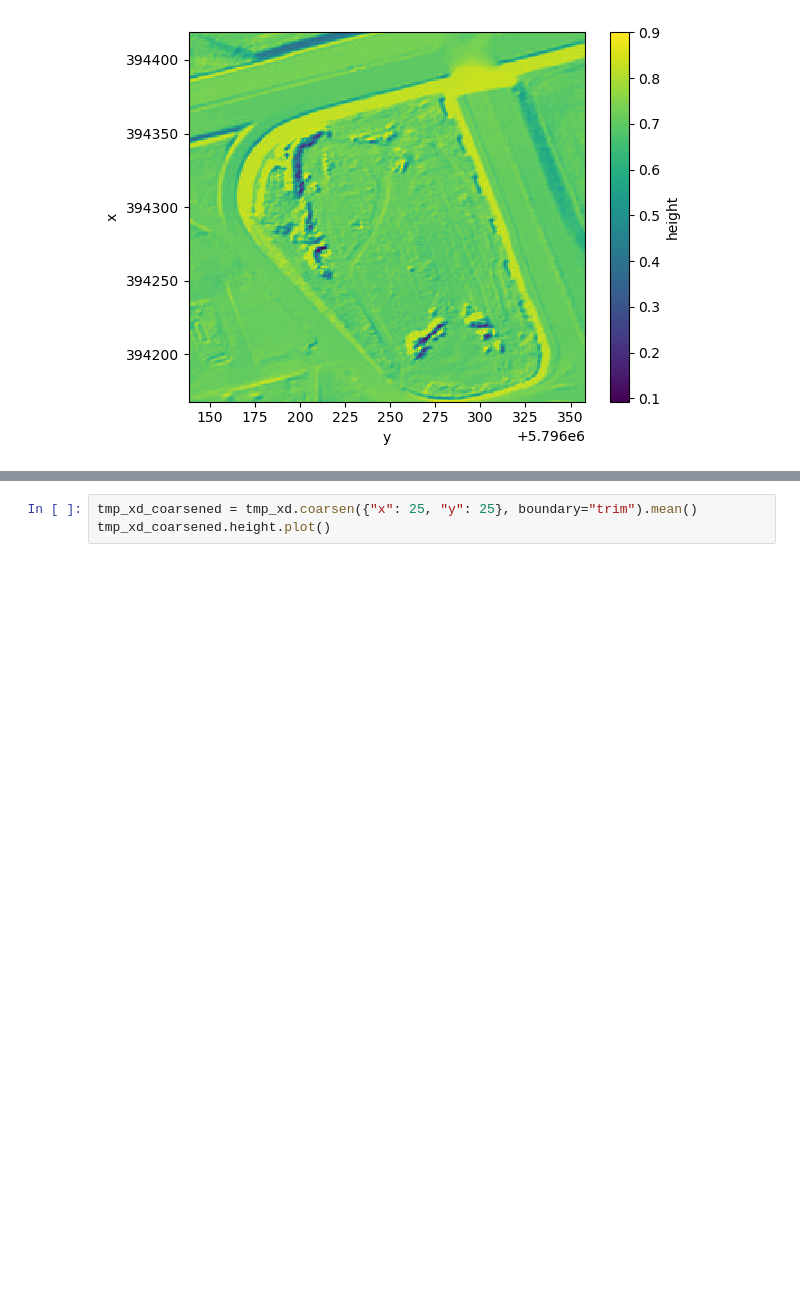
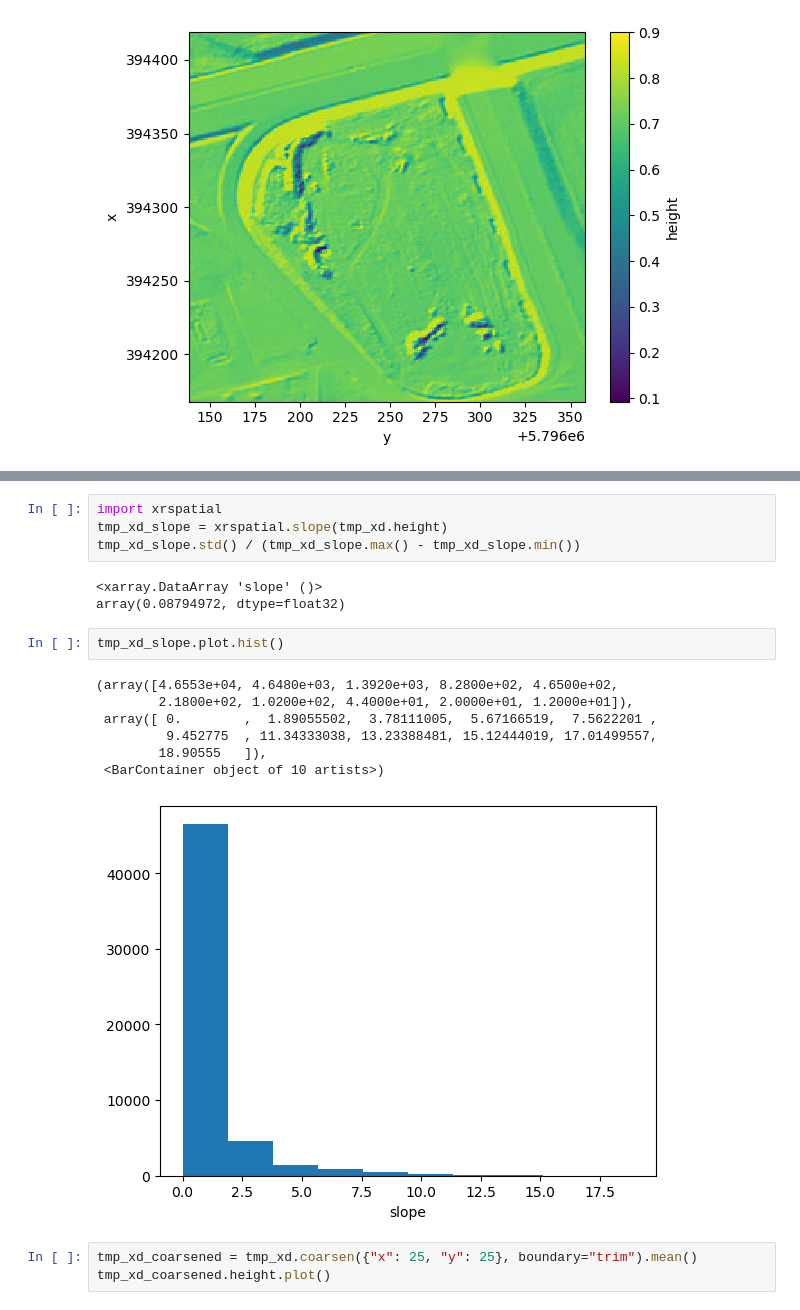
Before and after one commit to felixschulz385/ds_project, a Jupyter notebook: research/notebooks/DLM_experiments.ipynb, the cells around one changed output, grey strips where cells are left out. Drawn from its saved outputs; the diff is of its cells as text; blank space fills up the shorter version.

```diff
--- a/research/notebooks/DLM_experiments.ipynb
+++ b/research/notebooks/DLM_experiments.ipynb
@@ -120,3 +119,20 @@ xrspatial.slope(tmp_xd.height).plot()
+# %%
+import xrspatial
+tmp_xd_slope = xrspatial.slope(tmp_xd.height)
+tmp_xd_slope.std() / (tmp_xd_slope.max() - tmp_xd_slope.min())
+# %% [output]
+<xarray.DataArray 'slope' ()>
+array(0.08794972, dtype=float32)
+# %%
+tmp_xd_slope.plot.hist()
+# %% [output]
+(array([4.6553e+04, 4.6480e+03, 1.3920e+03, 8.2800e+02, 4.6500e+02,
+        2.1800e+02, 1.0200e+02, 4.4000e+01, 2.0000e+01, 1.2000e+01]),
+ array([ 0.        ,  1.89055502,  3.78111005,  5.67166519,  7.5622201 ,
+         9.452775  , 11.34333038, 13.23388481, 15.12444019, 17.01499557,
+        18.90555   ]),
+ <BarContainer object of 10 artists>)
+[figure, added]
 # %%
 tmp_xd_coarsened = tmp_xd.coarsen({"x": 25, "y": 25}, boundary="trim").mean()
 tmp_xd_coarsened.height.plot()
```
Also changed, not shown: parts of 9 cells of this notebook, 6 other files.
